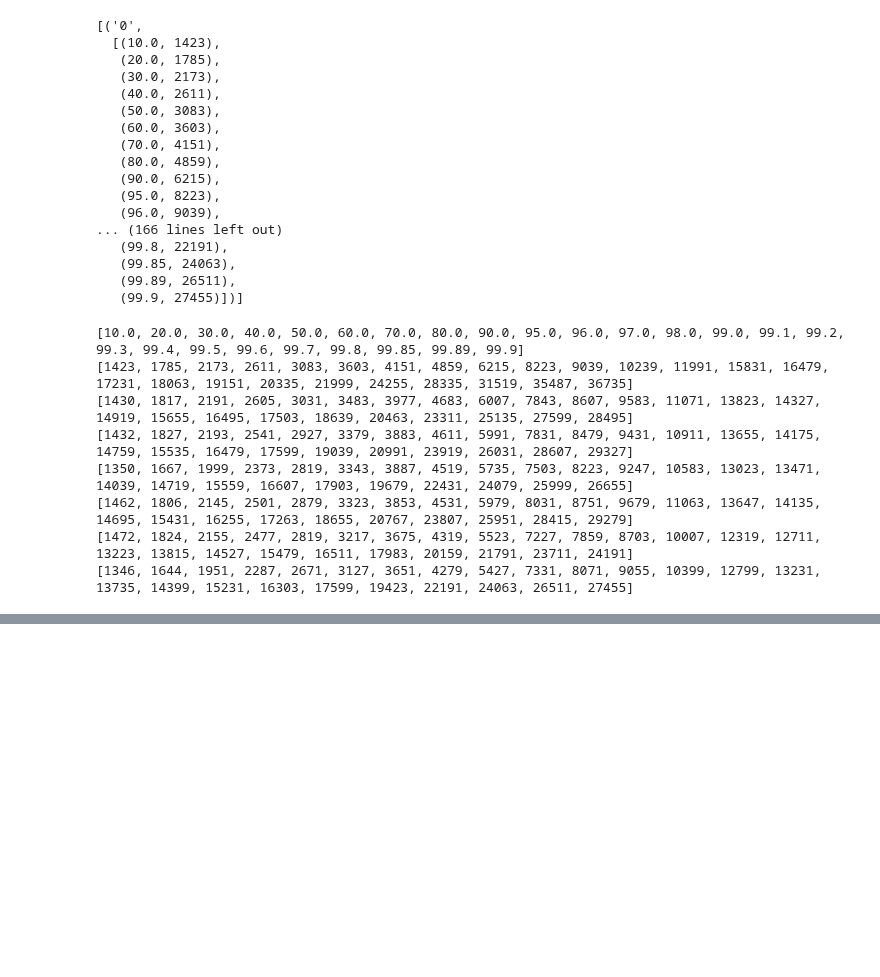
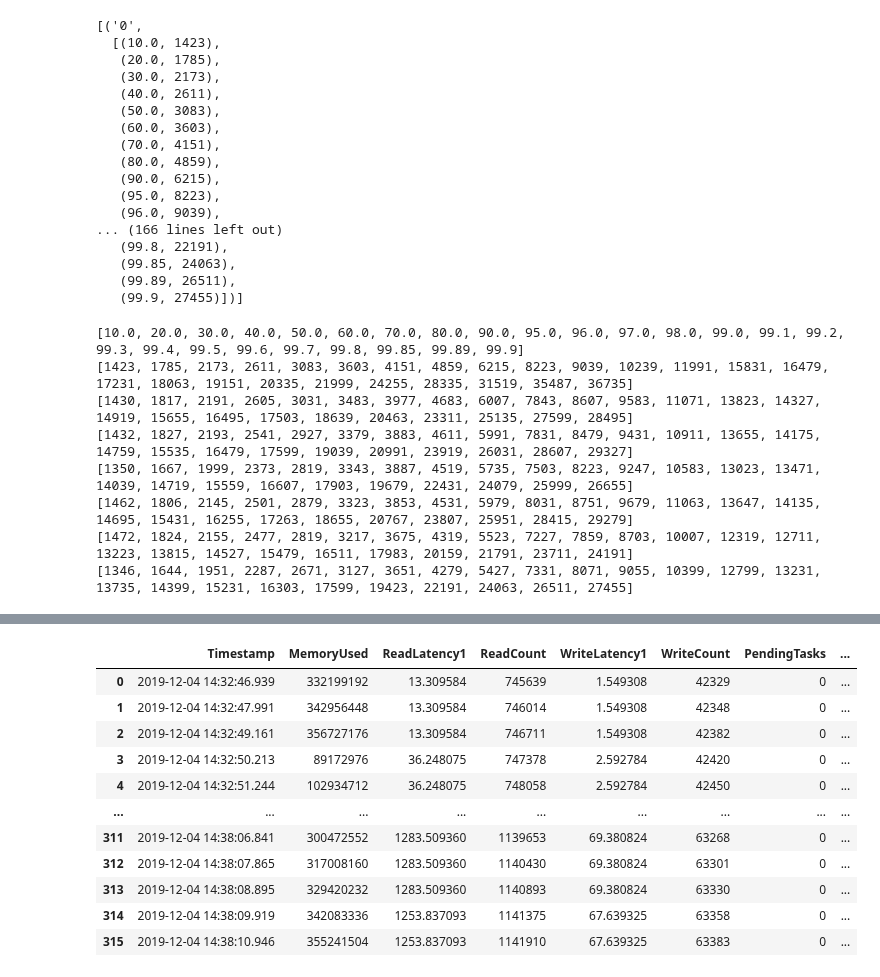
Before and after one commit to hannesrabo/cassandra-strict-slo, a Jupyter notebook: data_analysis/plot_mixed_workloads.ipynb, the cells around one changed output, grey strips where cells are left out. Saved outputs shown, nothing was run; the diff lists cells and outputs as text; code cells hidden in the pictures; blank space fills up the shorter version.

```diff
--- a/data_analysis/plot_mixed_workloads.ipynb
+++ b/data_analysis/plot_mixed_workloads.ipynb
@@ -192,3 +194,77 @@ plt.show()
 # %% [output]
 [interactive output not drawn]
 [interactive output not drawn]
+# %%
+import re
+import pandas as pd
+from matplotlib import pyplot as plt
+import numpy as np
+import math
+
+def get_timestamps(filename):
+    file = open(filename, "r")
+    lines = list(map(lambda line: line.rstrip('\n'), file.readlines()))
+
+    # Remove everything before "Starting test"
+    def get_line_with_find(lines, regex):
+        for index, line in enumerate(lines):
+            if line.find(regex) != -1:
+                return index
+        return -1
+
+
+    body_index = get_line_with_find(lines, 'Starting test.')
+
+    body = lines[body_index + 1:]
+
+    # Get only data lines
+    regex_pattern = re.compile(
+        "^[0-9]{4}-(0[1-9]|1[0-2])-(0[1-9]|[1-2][0-9]|3[0-1]) (2[0-3]|[01][0-9]):[0-5][0-9]:[0-5][0-9]:[0-9]{3}")
+    data_lines = list(filter(regex_pattern.match, body))
+
+    # Get first and last line
+    first_line = data_lines[0]
+    last_line = data_lines[-1]
+
+    # Parse the timestamps
+    start_time_string = first_line.split()[0] + ' ' + first_line.split()[1][:12]
+    end_time_string = last_line.split()[0] + ' ' + last_line.split()[1][:12]
+
+    return (start_time_string, end_time_string)
+
+def get_cassandra_metrics(filename):
+    metrics_file = "_".join(filename.split("_")[:-1]) + "_metrics"
+
+    files = list(map(lambda file: metrics_file + "/" + file,
+                    filter(lambda file:
+                       file.startswith("Client1"),# and file.endswith("Client1"),
+                       os.listdir(metrics_file + "/")
+                    )))
+
+
+#     print(files)
+
+    metrics_df_node1 = pd.read_csv(files[1], parse_dates=True, infer_datetime_format=True, skipinitialspace=True)
+    metrics_df_node1 = metrics_df_node1.dropna(axis='columns', how='all')
+
+
+    start_time_string, end_time_string = get_timestamps(filename)
+    in_benchmark = (metrics_df_node1['Timestamp'] > start_time_string) & (metrics_df_node1['Timestamp'] < end_time_string)
+    metrics_df_node1 = metrics_df_node1[in_benchmark]
+
+    metrics_df_node1['ReadThroughput'] = metrics_df_node1['ReadCount'] - metrics_df_node1['ReadCount'].shift(1)
+    metrics_df_node1['WriteThroughput'] = metrics_df_node1['WriteCount'] - metrics_df_node1['WriteCount'].shift(1)
+
+    metrics_df_node1 = metrics_df_node1.fillna(0)
+
+    metrics_df_node1['SRDelay'][0] = 0
+
+
+    return metrics_df_node1
+
+
+metrics_df_node1 = get_cassandra_metrics(mixload_files[0])
+
+metrics_df_node1
+# mixload_files
+# %% [output]
@@ -194,0 +274,12 @@ plt.show()
+|  | Timestamp | MemoryUsed | ReadLatency1 | ReadCount | WriteLatency1 | WriteCount | PendingTasks | ... |
+| 0 | 2019-12-04 14:32:46.939 | 332199192 | 13.309584 | 745639 | 1.549308 | 42329 | 0 | ... |
+| 1 | 2019-12-04 14:32:47.991 | 342956448 | 13.309584 | 746014 | 1.549308 | 42348 | 0 | ... |
+| 2 | 2019-12-04 14:32:49.161 | 356727176 | 13.309584 | 746711 | 1.549308 | 42382 | 0 | ... |
+| 3 | 2019-12-04 14:32:50.213 | 89172976 | 36.248075 | 747378 | 2.592784 | 42420 | 0 | ... |
+| 4 | 2019-12-04 14:32:51.244 | 102934712 | 36.248075 | 748058 | 2.592784 | 42450 | 0 | ... |
+| ... | ... | ... | ... | ... | ... | ... | ... | ... |
+| 311 | 2019-12-04 14:38:06.841 | 300472552 | 1283.509360 | 1139653 | 69.380824 | 63268 | 0 | ... |
+| 312 | 2019-12-04 14:38:07.865 | 317008160 | 1283.509360 | 1140430 | 69.380824 | 63301 | 0 | ... |
+| 313 | 2019-12-04 14:38:08.895 | 329420232 | 1283.509360 | 1140893 | 69.380824 | 63330 | 0 | ... |
+| 314 | 2019-12-04 14:38:09.919 | 342083336 | 1253.837093 | 1141375 | 67.639325 | 63358 | 0 | ... |
+| 315 | 2019-12-04 14:38:10.946 | 355241504 | 1253.837093 | 1141910 | 67.639325 | 63383 | 0 | ... |
```
Also changed, not shown: parts of 4 cells of this notebook.
